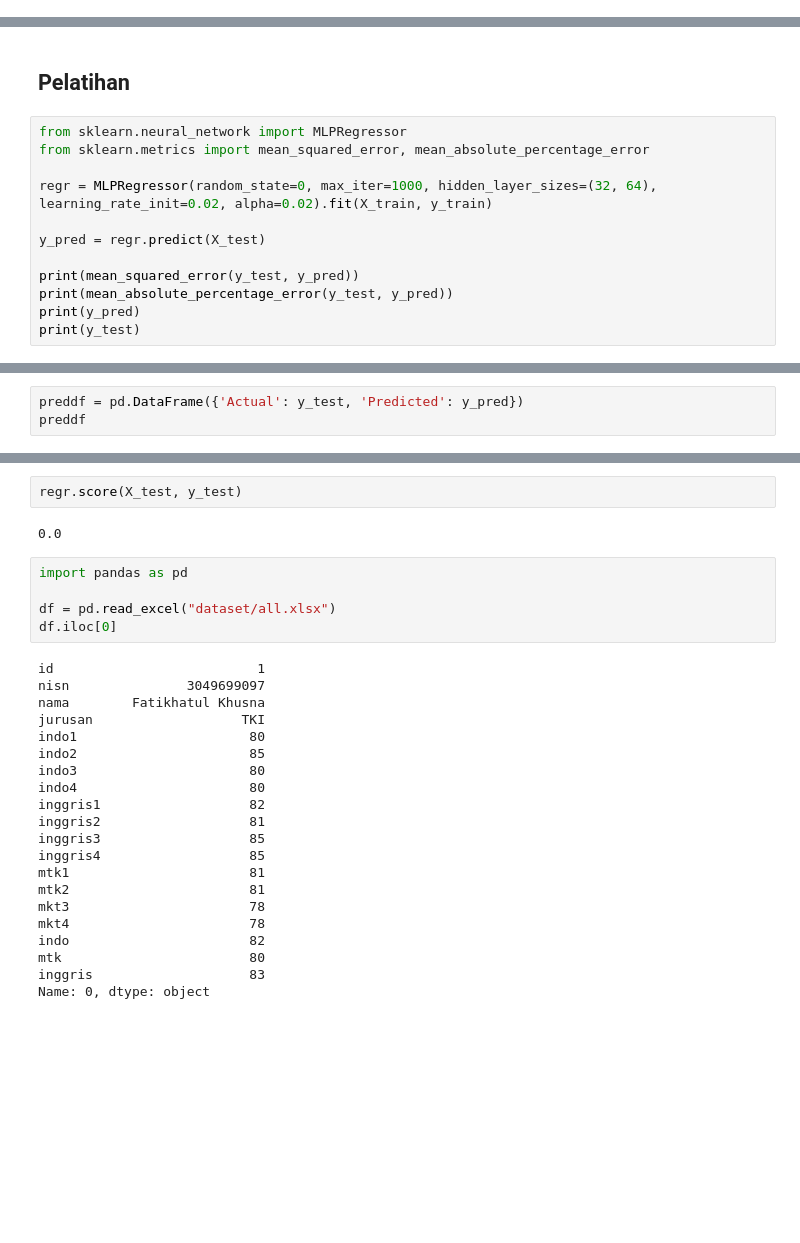
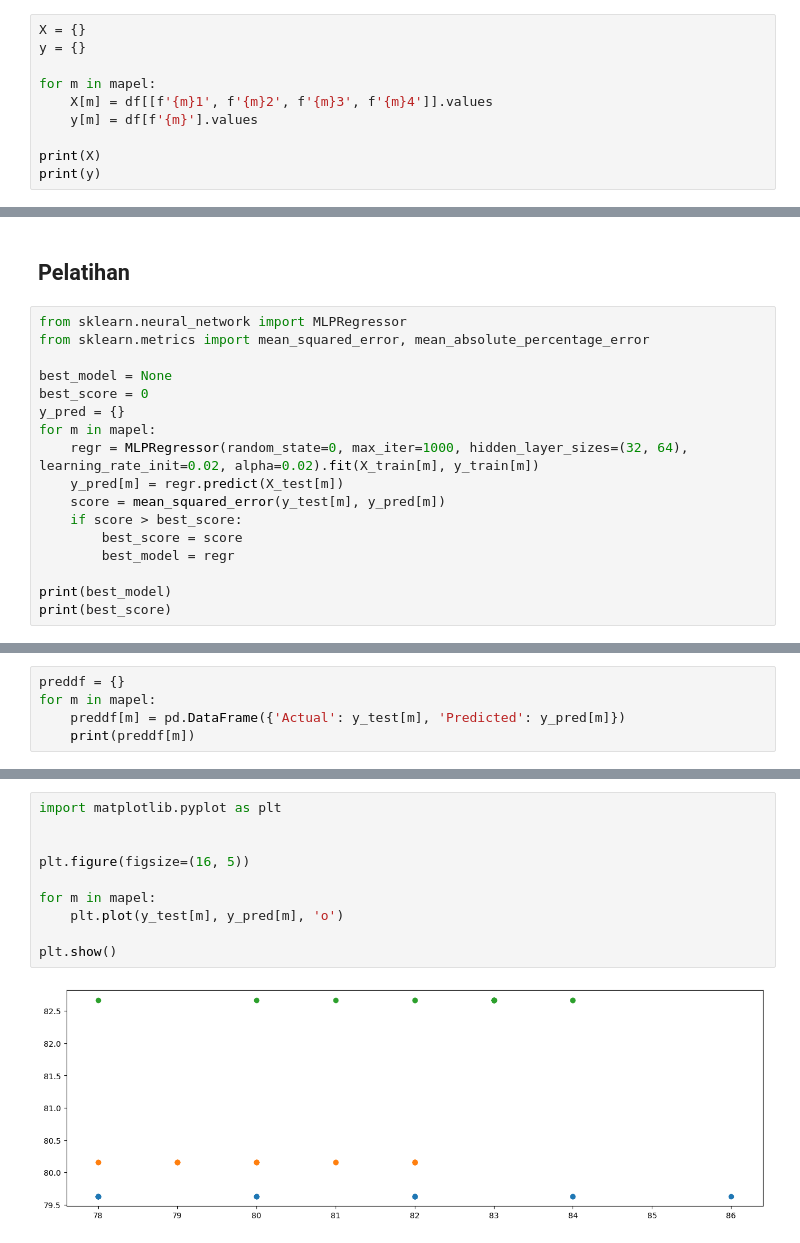
Before and after one commit to ArtEnginer/backprosiswa, a Jupyter notebook: program.ipynb, the cells around one changed output, grey strips where cells are left out. Drawn from its saved outputs; the diff is of its cells as text; blank space fills up the shorter version.

```diff
--- a/program.ipynb
+++ b/program.ipynb
@@ -86,0 +62,10 @@ print(y)
+# %%
+X = {}
+y = {}
+
+for m in mapel:
+    X[m] = df[[f'{m}1', f'{m}2', f'{m}3', f'{m}4']].values
+    y[m] = df[f'{m}'].values
+
+print(X)
+print(y)
@@ -98,12 +124,17 @@ print(X_train.shape, X_test.shape, y_train.shape, y_test.shape)
 from sklearn.neural_network import MLPRegressor
 from sklearn.metrics import mean_squared_error, mean_absolute_percentage_error
 
-regr = MLPRegressor(random_state=0, max_iter=1000, hidden_layer_sizes=(32, 64), learning_rate_init=0.02, alpha=0.02).fit(X_train, y_train)
+best_model = None
+best_score = 0
+y_pred = {}
+for m in mapel:
+    regr = MLPRegressor(random_state=0, max_iter=1000, hidden_layer_sizes=(32, 64), learning_rate_init=0.02, alpha=0.02).fit(X_train[m], y_train[m])
+    y_pred[m] = regr.predict(X_test[m])
+    score = mean_squared_error(y_test[m], y_pred[m])
+    if score > best_score:
+        best_score = score
+        best_model = regr
 
-y_pred = regr.predict(X_test)
-
-print(mean_squared_error(y_test, y_pred))
-print(mean_absolute_percentage_error(y_test, y_pred))
-print(y_pred)
-print(y_test)
+print(best_model)
+print(best_score)
 # %% [output]
@@ -116,4 +144,6 @@ print(y_test)
 # %%
-preddf = pd.DataFrame({'Actual': y_test, 'Predicted': y_pred})
-preddf
+preddf = {}
+for m in mapel:
+    preddf[m] = pd.DataFrame({'Actual': y_test[m], 'Predicted': y_pred[m]})
+    print(preddf[m])
 # %% [output]
@@ -148,30 +167,12 @@ plt.legend()
-# %%
-regr.score(X_test, y_test)
-# %% [output]
-0.0
-# %%
-import pandas as pd
-
-df = pd.read_excel("dataset/all.xlsx")
-df.iloc[0]
-# %% [output]
-id                          1
-nisn               3049699097
-nama        Fatikhatul Khusna
-jurusan                   TKI
-indo1                      80
-indo2                      85
-indo3                      80
-indo4                      80
-inggris1                   82
-inggris2                   81
-inggris3                   85
-inggris4                   85
-mtk1                       81
-mtk2                       81
-mkt3                       78
-mkt4                       78
-indo                       82
-mtk                        80
-inggris                    83
-Name: 0, dtype: object
+# %%
+import matplotlib.pyplot as plt
+
+
+plt.figure(figsize=(16, 5))
+
+for m in mapel:
+    plt.plot(y_test[m], y_pred[m], 'o')
+
+plt.show()
+# %% [output]
+[figure, added]
```
Also changed, not shown: parts of 12 cells of this notebook.
